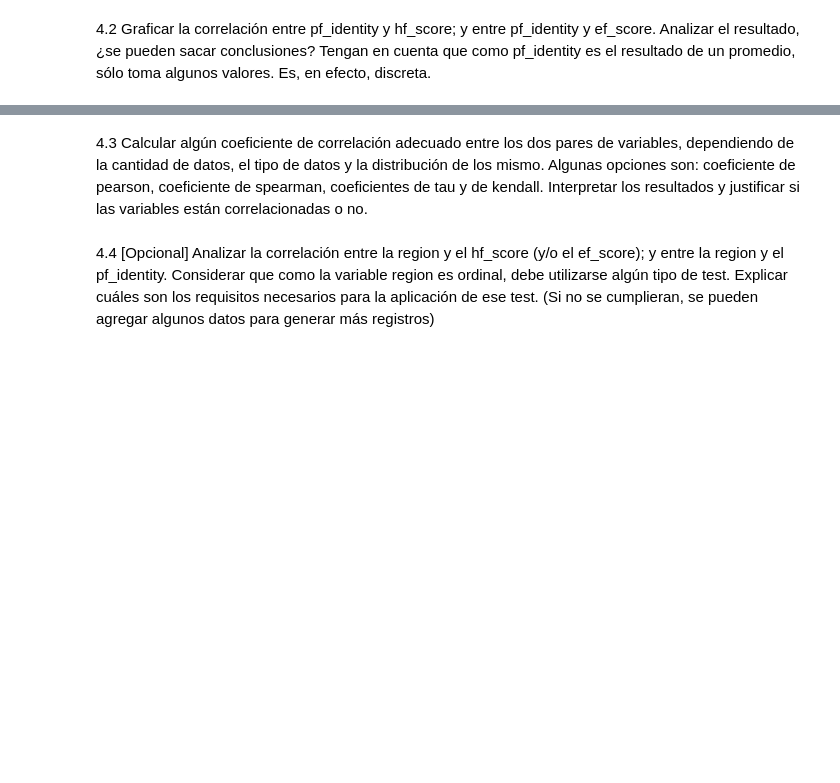
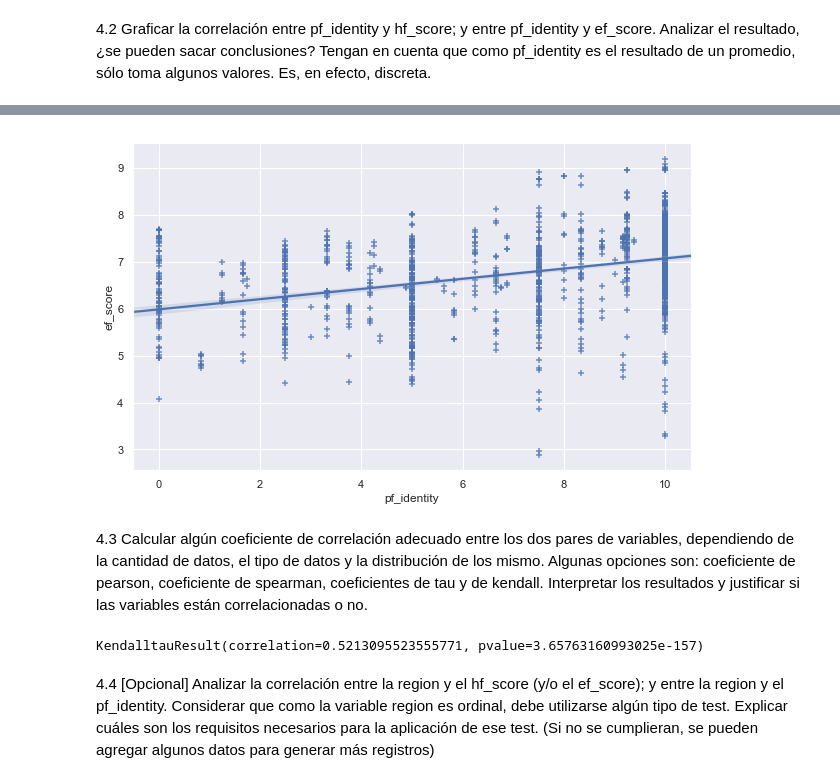
Before and after one commit to valenmongi/Diplodatos, a Jupyter notebook: Práctico N1 Estadística (1).ipynb, the cells around one changed output, grey strips where cells are left out. Saved outputs shown, nothing was run; the diff lists cells and outputs as text; code cells hidden in the pictures; blank space fills up the shorter version.

```diff
--- a/Práctico N1 Estadística (1).ipynb
+++ b/Práctico N1 Estadística (1).ipynb
@@ -401,4 +488,21 @@ Como pf_indentity contribuye al cálculo de hf_score y ef_score, esperamos halla
+# %%
+# RegPlot para las variables pf_identity y ef_score
+
+plt.figure(figsize=(10,6))
+seaborn.regplot(data=dataset_1,
+                    x='pf_identity', y='ef_score',
+                    marker='+')
+
+seaborn.despine()
+# %% [output]
+[figure, added]
 # %% [markdown]
 4.3 Calcular algún coeficiente de correlación adecuado entre los dos pares de variables, dependiendo de la cantidad de datos, el tipo de datos y la distribución de los mismo. Algunas opciones son: coeficiente de pearson, coeficiente de spearman, coeficientes de tau y de kendall. Interpretar los resultados y justificar si las variables están correlacionadas o no.
+# %%
+scipy.stats.pearsonr(dataset_1["pf_identity"],dataset_1["hf_score"])
+scipy.stats.spearmanr(dataset_1["pf_identity"],dataset_1["hf_score"])
+scipy.stats.kendalltau(dataset_1["pf_identity"],dataset_1["hf_score"])
+# %% [output]
+KendalltauResult(correlation=0.5213095523555771, pvalue=3.65763160993025e-157)
 # %% [markdown]
 4.4 [Opcional] Analizar la correlación entre la region y el hf_score (y/o el ef_score); y entre la region y el pf_identity. Considerar que como la variable region es ordinal, debe utilizarse algún tipo de test. Explicar cuáles son los requisitos necesarios para la aplicación de ese test. (Si no se cumplieran, se pueden agregar algunos datos para generar más registros)
```
Also changed, not shown: parts of 18 cells of this notebook.
